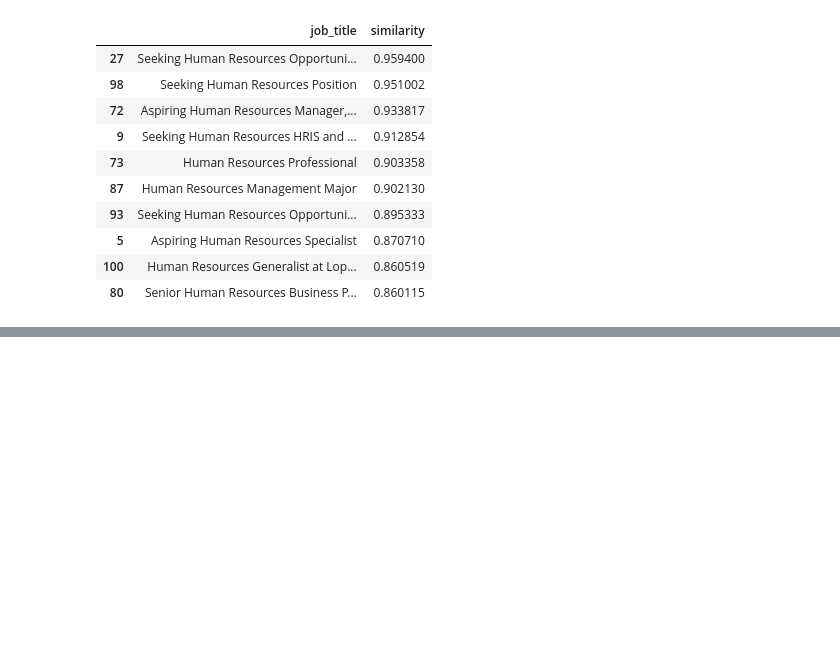
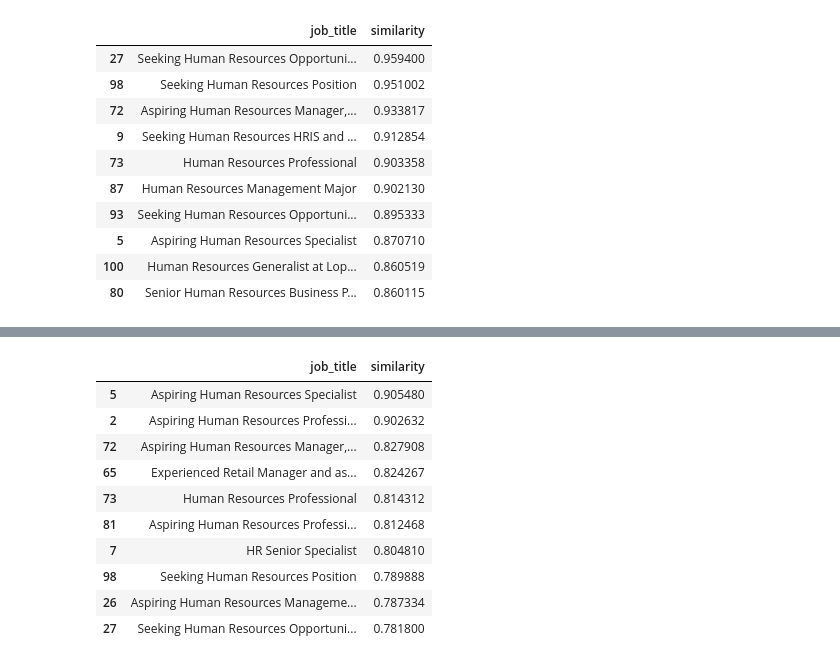
Before and after one commit to safwt-data/QwnYr0x6YtL8f4mY, a Jupyter notebook: notebooks/notebook_1.ipynb, the cells around one changed output, grey strips where cells are left out. Cells and saved outputs as stored; diff of their text form; code cells hidden in the pictures; blank space fills up the shorter version.

```diff
--- a/notebooks/notebook_1.ipynb
+++ b/notebooks/notebook_1.ipynb
@@ -405,0 +398,34 @@ df[["job_title", "similarity"]].sort_values(
+# %%
+X_bert = np.vstack(df["bert_for_modeling"])
+
+y1_vector = get_title_vector_bert(measure_rank_1)
+y2_vector = get_title_vector_bert(measure_rank_2)
+
+score_1 = cosine_similarity(
+    y1_vector.reshape(1, -1),
+    X_bert
+)
+
+score_2 = cosine_similarity(
+    y2_vector.reshape(1, -1),
+    X_bert
+)
+
+df["similarity"] = score_1.flatten()
+
+df[["job_title", "similarity"]].sort_values(
+    by="similarity",
+    ascending=False
+).head(10)
+# %% [output]
+|  | job_title | similarity |
+| 5 | Aspiring Human Resources Specialist | 0.905480 |
+| 2 | Aspiring Human Resources Professi... | 0.902632 |
+| 72 | Aspiring Human Resources Manager,... | 0.827908 |
+| 65 | Experienced Retail Manager and as... | 0.824267 |
+| 73 | Human Resources Professional | 0.814312 |
+| 81 | Aspiring Human Resources Professi... | 0.812468 |
+| 7 | HR Senior Specialist | 0.804810 |
+| 98 | Seeking Human Resources Position | 0.789888 |
+| 26 | Aspiring Human Resources Manageme... | 0.787334 |
+| 27 | Seeking Human Resources Opportuni... | 0.781800 |
```
Also changed, not shown: parts of 10 cells of this notebook.
